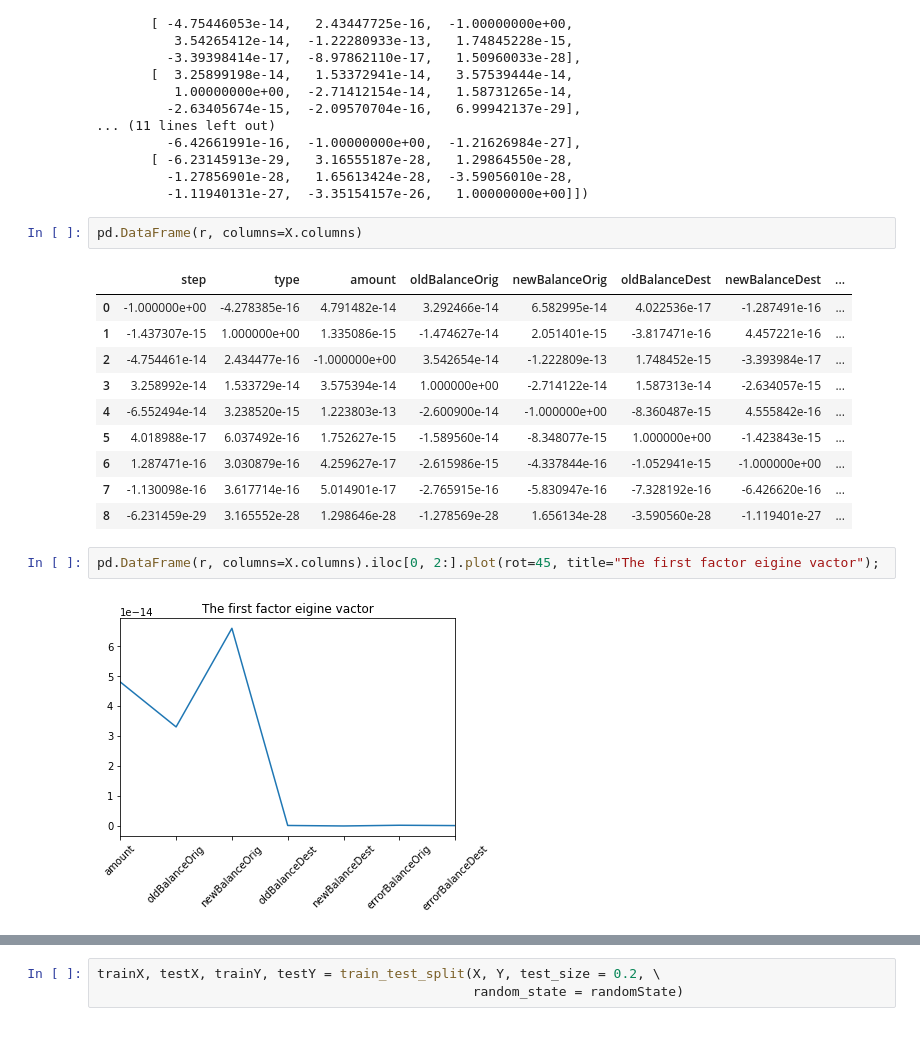
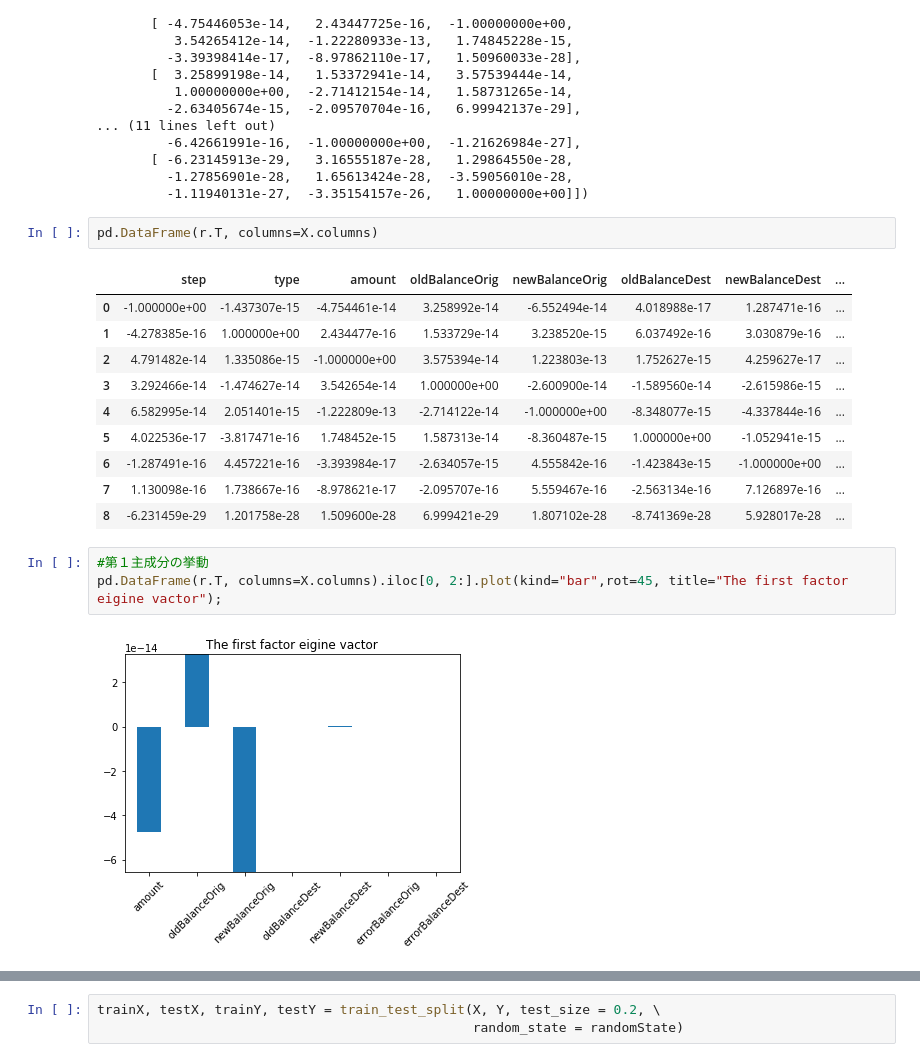
Before and after one commit to gucchi123/desing_studio, a Jupyter notebook: for_the_purpose_of_DS_demo.ipynb, the cells around one changed output, grey strips where cells are left out. Cells and saved outputs as stored; diff of their text form.

```diff
--- a/for_the_purpose_of_DS_demo.ipynb
+++ b/for_the_purpose_of_DS_demo.ipynb
@@ -462,20 +463,21 @@ array([[ -1.00000000e+00,  -4.27838510e-16,   4.79148152e-14,
          -1.27856901e-28,   1.65613424e-28,  -3.59056010e-28,
          -1.11940131e-27,  -3.35154157e-26,   1.00000000e+00]])
 # %%
-pd.DataFrame(r, columns=X.columns)
+pd.DataFrame(r.T, columns=X.columns)
 # %% [output]
 |  | step | type | amount | oldBalanceOrig | newBalanceOrig | oldBalanceDest | newBalanceDest | ... |
-| 0 | -1.000000e+00 | -4.278385e-16 | 4.791482e-14 | 3.292466e-14 | 6.582995e-14 | 4.022536e-17 | -1.287491e-16 | ... |
-| 1 | -1.437307e-15 | 1.000000e+00 | 1.335086e-15 | -1.474627e-14 | 2.051401e-15 | -3.817471e-16 | 4.457221e-16 | ... |
-| 2 | -4.754461e-14 | 2.434477e-16 | -1.000000e+00 | 3.542654e-14 | -1.222809e-13 | 1.748452e-15 | -3.393984e-17 | ... |
-| 3 | 3.258992e-14 | 1.533729e-14 | 3.575394e-14 | 1.000000e+00 | -2.714122e-14 | 1.587313e-14 | -2.634057e-15 | ... |
-| 4 | -6.552494e-14 | 3.238520e-15 | 1.223803e-13 | -2.600900e-14 | -1.000000e+00 | -8.360487e-15 | 4.555842e-16 | ... |
-| 5 | 4.018988e-17 | 6.037492e-16 | 1.752627e-15 | -1.589560e-14 | -8.348077e-15 | 1.000000e+00 | -1.423843e-15 | ... |
-| 6 | 1.287471e-16 | 3.030879e-16 | 4.259627e-17 | -2.615986e-15 | -4.337844e-16 | -1.052941e-15 | -1.000000e+00 | ... |
-| 7 | -1.130098e-16 | 3.617714e-16 | 5.014901e-17 | -2.765915e-16 | -5.830947e-16 | -7.328192e-16 | -6.426620e-16 | ... |
-| 8 | -6.231459e-29 | 3.165552e-28 | 1.298646e-28 | -1.278569e-28 | 1.656134e-28 | -3.590560e-28 | -1.119401e-27 | ... |
+| 0 | -1.000000e+00 | -1.437307e-15 | -4.754461e-14 | 3.258992e-14 | -6.552494e-14 | 4.018988e-17 | 1.287471e-16 | ... |
+| 1 | -4.278385e-16 | 1.000000e+00 | 2.434477e-16 | 1.533729e-14 | 3.238520e-15 | 6.037492e-16 | 3.030879e-16 | ... |
+| 2 | 4.791482e-14 | 1.335086e-15 | -1.000000e+00 | 3.575394e-14 | 1.223803e-13 | 1.752627e-15 | 4.259627e-17 | ... |
+| 3 | 3.292466e-14 | -1.474627e-14 | 3.542654e-14 | 1.000000e+00 | -2.600900e-14 | -1.589560e-14 | -2.615986e-15 | ... |
+| 4 | 6.582995e-14 | 2.051401e-15 | -1.222809e-13 | -2.714122e-14 | -1.000000e+00 | -8.348077e-15 | -4.337844e-16 | ... |
+| 5 | 4.022536e-17 | -3.817471e-16 | 1.748452e-15 | 1.587313e-14 | -8.360487e-15 | 1.000000e+00 | -1.052941e-15 | ... |
+| 6 | -1.287491e-16 | 4.457221e-16 | -3.393984e-17 | -2.634057e-15 | 4.555842e-16 | -1.423843e-15 | -1.000000e+00 | ... |
+| 7 | 1.130098e-16 | 1.738667e-16 | -8.978621e-17 | -2.095707e-16 | 5.559467e-16 | -2.563134e-16 | 7.126897e-16 | ... |
+| 8 | -6.231459e-29 | 1.201758e-28 | 1.509600e-28 | 6.999421e-29 | 1.807102e-28 | -8.741369e-28 | 5.928017e-28 | ... |
 # %%
-pd.DataFrame(r, columns=X.columns).iloc[0, 2:].plot(rot=45, title="The first factor eigine vactor");
+#第１主成分の挙動
+pd.DataFrame(r.T, columns=X.columns).iloc[0, 2:].plot(kind="bar",rot=45, title="The first factor eigine vactor");
 # %% [output]
-[figure, old version]
+[figure, new version]
 # %%
```
Also changed, not shown: parts of 14 cells of this notebook.
